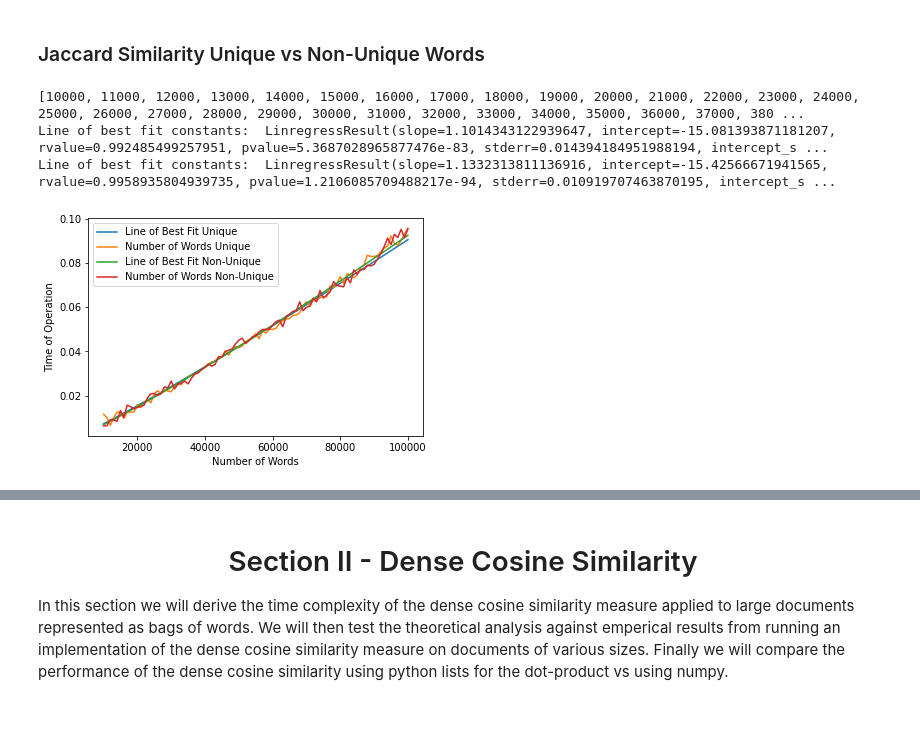
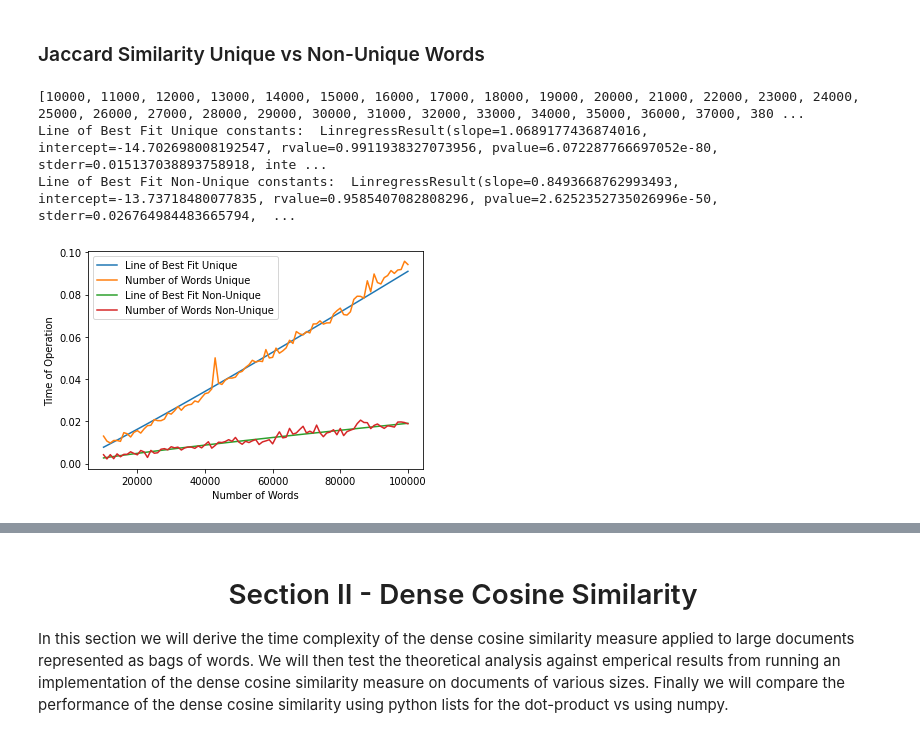
Before and after one commit to hwasc/ADS, a Jupyter notebook: ADS_report.ipynb, the cells around one changed output, grey strips where cells are left out. Drawn from its saved outputs; the diff is of its cells as text; code cells hidden in the pictures.

```diff
--- a/ADS_report.ipynb
+++ b/ADS_report.ipynb
@@ -354,33 +282,34 @@ words = list_of_words_1M
 
 number_of_words_range = power_list(10, 4, 5, 100)
 print(number_of_words_range)
 unique_words = True
 similarity_function = jaccard_similarity
 best_fit_plot_label = "Line of Best Fit Unique"
 plot_label = "Number of Words Unique"
 plot_number_of_words_vs_time(   words,\
                                 number_of_words_range,\
                                 unique_words,\
                                 similarity_function,\
                                 repeats=4,\
                                 best_fit_plot_label=best_fit_plot_label,\
                                 plot_label=plot_label)
 
+words = choose_n_words(list_of_words_1M, 1, True)
 unique_words = False
 
 best_fit_plot_label = "Line of Best Fit Non-Unique"
 plot_label = "Number of Words Non-Unique"
 plot_number_of_words_vs_time(   words,\
                                 number_of_words_range,\
                                 unique_words,\
                                 similarity_function,\
                                 repeats=4,\
                                 best_fit_plot_label=best_fit_plot_label,\
                                 plot_label=plot_label)
 
 plt.show()
 # %% [output]
 [10000, 11000, 12000, 13000, 14000, 15000, 16000, 17000, 18000, 19000, 20000, 21000, 22000, 23000, 24000, 25000, 26000, 27000, 28000, 29000, 30000, 31000, 32000, 33000, 34000, 35000, 36000, 37000, 380 ...
-Line of best fit constants:  LinregressResult(slope=1.1014343122939647, intercept=-15.081393871181207, rvalue=0.992485499257951, pvalue=5.3687028965877476e-83, stderr=0.014394184951988194, intercept_s ...
-Line of best fit constants:  LinregressResult(slope=1.1332313811136916, intercept=-15.42566671941565, rvalue=0.9958935804939735, pvalue=1.2106085709488217e-94, stderr=0.010919707463870195, intercept_s ...
+Line of Best Fit Unique constants:  LinregressResult(slope=1.0689177436874016, intercept=-14.702698008192547, rvalue=0.9911938327073956, pvalue=6.072287766697052e-80, stderr=0.015137038893758918, inte ...
+Line of Best Fit Non-Unique constants:  LinregressResult(slope=0.8493668762993493, intercept=-13.73718480077835, rvalue=0.9585407082808296, pvalue=2.6252352735026996e-50, stderr=0.026764984483665794,  ...
-[figure, old version]
+[figure, new version]
```
Also changed, not shown: parts of 14 cells of this notebook.
